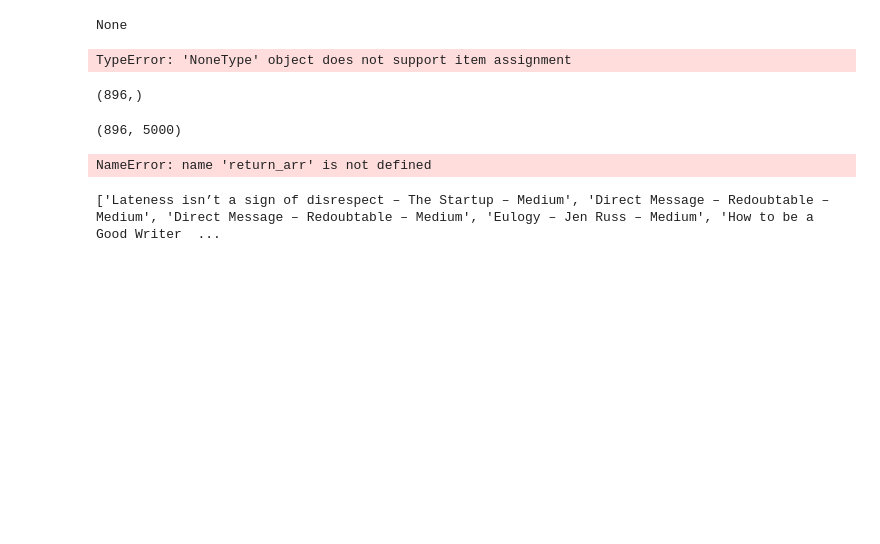
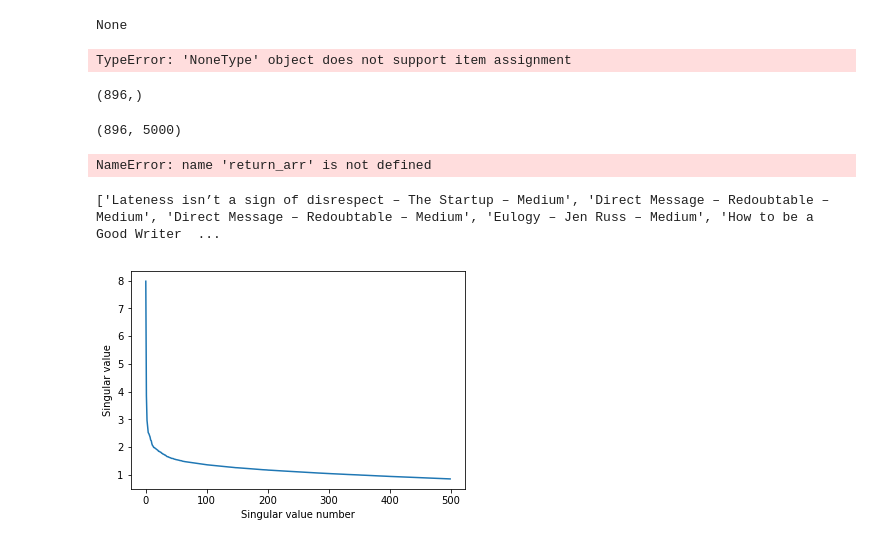
Before and after one commit to rgangela99/cs4300sp2019-asa242-axl4-et356-mo345-sc2356, a Jupyter notebook: Playground.ipynb, the cells around one changed output. Drawn from its saved outputs; the diff is of its cells as text; code cells hidden in the pictures; blank space fills up the shorter version.

Commit message:
plots in playground, customizable k value for SVD

```diff
--- a/Playground.ipynb
+++ b/Playground.ipynb
@@ -172,3 +172,24 @@ for i in range(0,5):
 print(return_arr)
 # %% [output]
 ['Lateness isn’t a sign of disrespect – The Startup – Medium', 'Direct Message – Redoubtable – Medium', 'Direct Message – Redoubtable – Medium', 'Eulogy – Jen Russ – Medium', 'How to be a Good Writer  ...
+# %%
+med_text_tag = []
+yt_title_tag = []
+
+title_to_text={}
+title_to_index={}
+link_to_index={}
+with open('./data/medium/deduped-medium-comments-list.json') as f:
+    medium_data = json.load(f)
+i=0
+for article in medium_data:
+    title_to_index[article["title"]]=i
+    title_to_text[article["title"]] = tokenize(article["text"])
+    link_to_index[article["link"]]=i
+    tags=" "
+    if "tags" in article.keys():
+        for tag in article["tags"]:
+            tags=tag+" "
+    art_text_tag = article["text"]+tags
+    med_text_tag.append(art_text_tag)
+    i+=1
@@ -174,0 +237,23 @@ print(return_arr)
+# %%
+def build_vectorizer(max_features, stop_words, max_df=0.8, min_df=10, norm='l2'):
+    return TfidfVectorizer(stop_words=stop_words, max_df=max_df, min_df=min_df,max_features=max_features, norm=norm)
+
+#building vectorizer to train
+tfidf_vec = build_vectorizer(n_feats, "english")
+tfidf_vec.fit(d for d in data)
+medium_articles_by_vocab = tfidf_vec.transform(art for art in med_text_tag).toarray()
+yt_vids_by_vocab = tfidf_vec.transform(vid for vid in yt_title_tag).toarray()
+# %%
+from scipy.sparse.linalg import svds
+u, s, v_trans = svds(medium_articles_by_vocab, k=500)
+# %%
+import matplotlib
+import numpy as np
+import matplotlib.pyplot as plt
+%matplotlib inline
+plt.plot(s[::-1])
+plt.xlabel("Singular value number")
+plt.ylabel("Singular value")
+plt.show()
+# %% [output]
+[figure, added]
```
Also changed, not shown: parts of 3 cells of this notebook, 1 other file.
